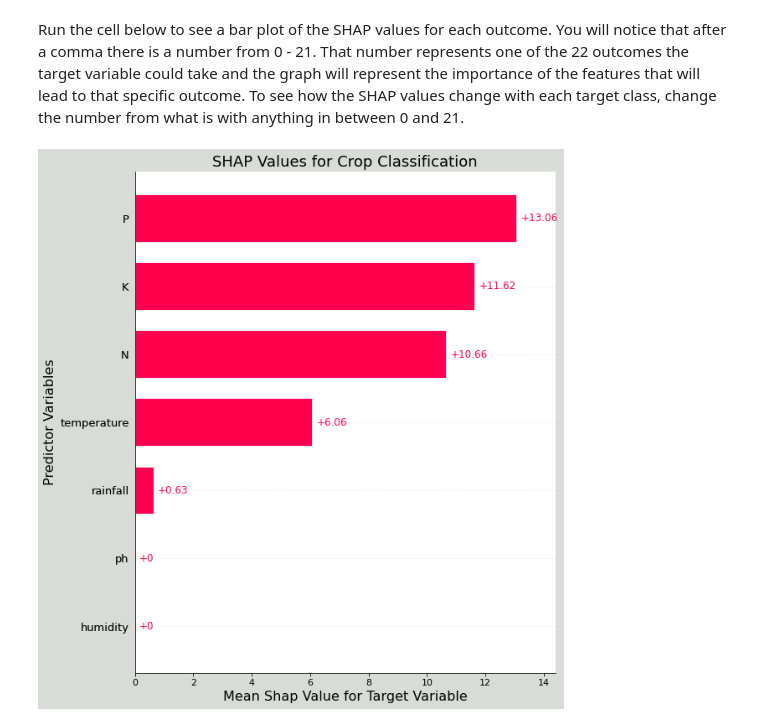
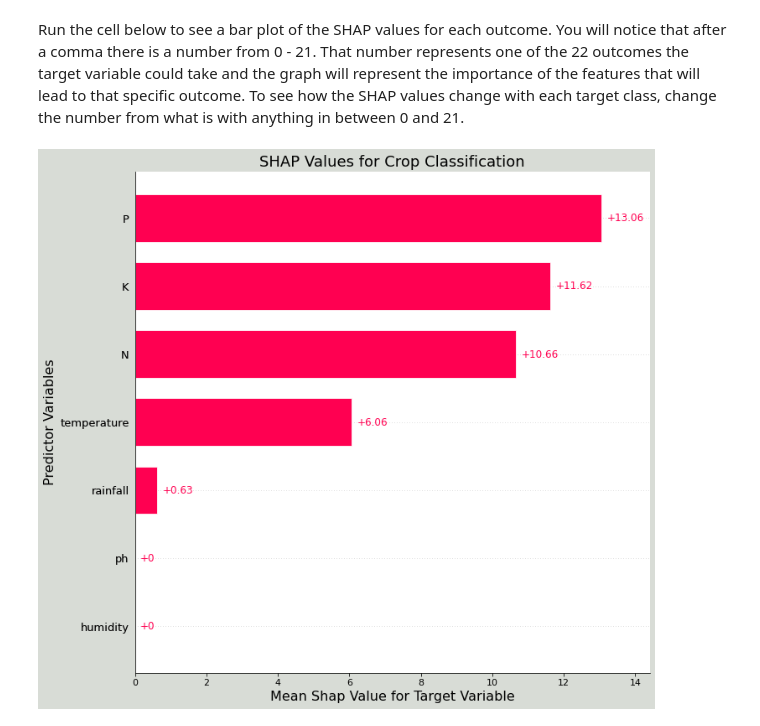
Before and after one commit to Nutrien/insights-data-scientizen, a Jupyter notebook: Session3Lab.ipynb, the cells around one changed output. Saved outputs shown, nothing was run; the diff lists cells and outputs as text; code cells hidden in the pictures.

Commit message:
Changed Shap plot width

```diff
--- a/Session3Lab.ipynb
+++ b/Session3Lab.ipynb
@@ -680,15 +680,15 @@ Run the cell below to see a bar plot of the SHAP values for each outcome. You wi
 # %%
 shap.plots.bar(shap_values[...,21], show=False)
 fig = plt.gcf()
 ax = plt.gca()
 fig.set_figheight(11)
-fig.set_figwidth(9)
+fig.set_figwidth(11)
 font_dict = {'size':16}
 font_dict_title = {'size':18}
 fig.patch.set_facecolor('xkcd:light grey')
 plt.xlabel('Mean Shap Value for Target Variable',font_dict)
 plt.ylabel('Predictor Variables', font_dict)
 plt.title('SHAP Values for Crop Classification', font_dict_title)
 plt.show()
 # %% [output]
-[figure, old version]
+[figure, new version]
```
